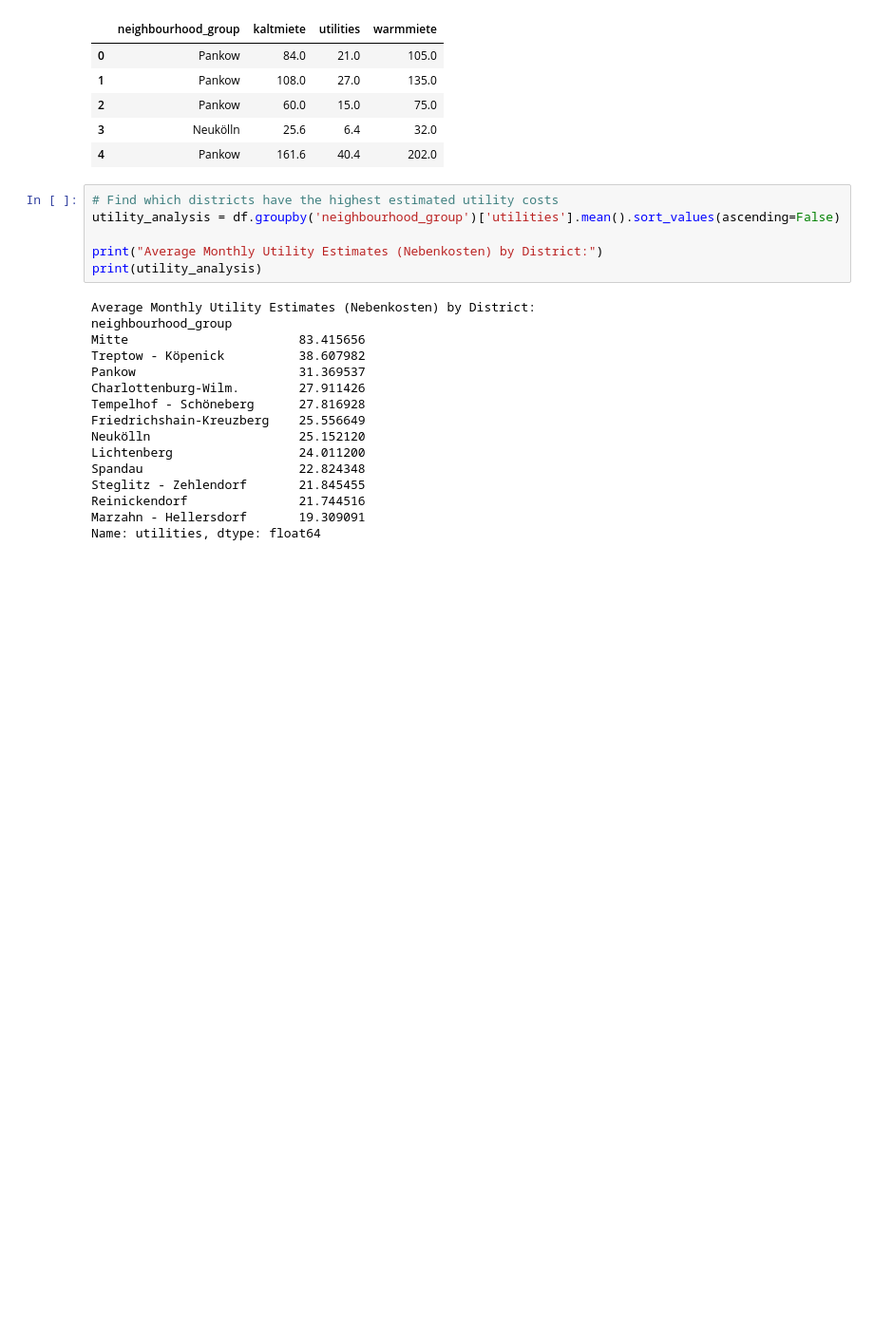
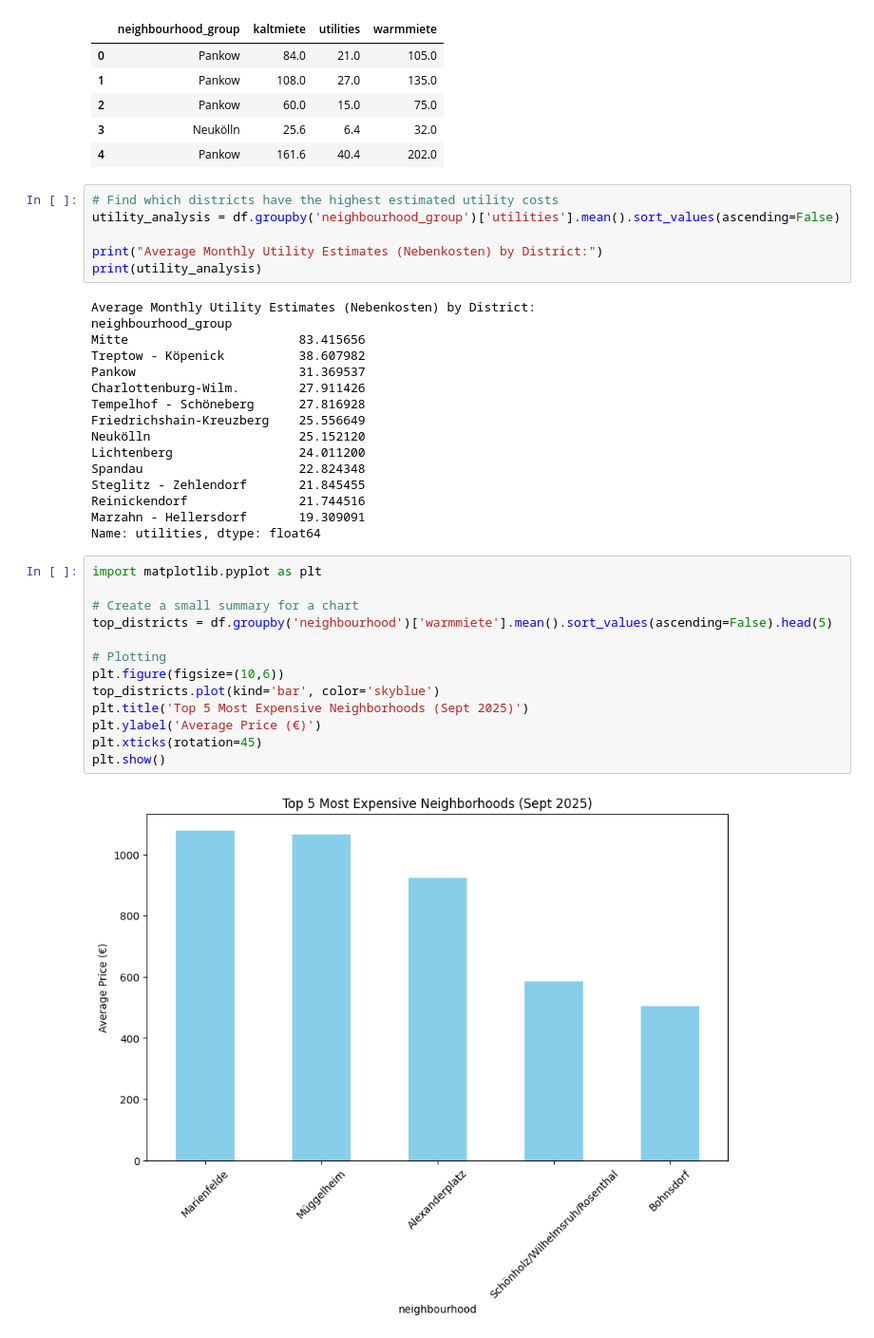
Before and after one commit to Stanitaa/Berlin-Airbnb-Market-Analysis, a Jupyter notebook: berlin-airbnb-analysis-sept-2025.ipynb, the cells around one changed output. Shown at 95% size. Cells and saved outputs as stored; diff of their text form; blank space fills up the shorter version.

Commit message:
Kaggle Notebook | Berlin Airbnb Analysis Sept 2025¶ | Version 4

```diff
--- a/berlin-airbnb-analysis-sept-2025.ipynb
+++ b/berlin-airbnb-analysis-sept-2025.ipynb
@@ -91,3 +89,18 @@ Steglitz - Zehlendorf       21.845455
 Reinickendorf               21.744516
 Marzahn - Hellersdorf       19.309091
 Name: utilities, dtype: float64
+# %%
+import matplotlib.pyplot as plt
+
+# Create a small summary for a chart
+top_districts = df.groupby('neighbourhood')['warmmiete'].mean().sort_values(ascending=False).head(5)
+
+# Plotting
+plt.figure(figsize=(10,6))
+top_districts.plot(kind='bar', color='skyblue')
+plt.title('Top 5 Most Expensive Neighborhoods (Sept 2025)')
+plt.ylabel('Average Price (€)')
+plt.xticks(rotation=45)
+plt.show()
+# %% [output]
+[figure, added]
```
Also changed, not shown: parts of 1 cell of this notebook.
